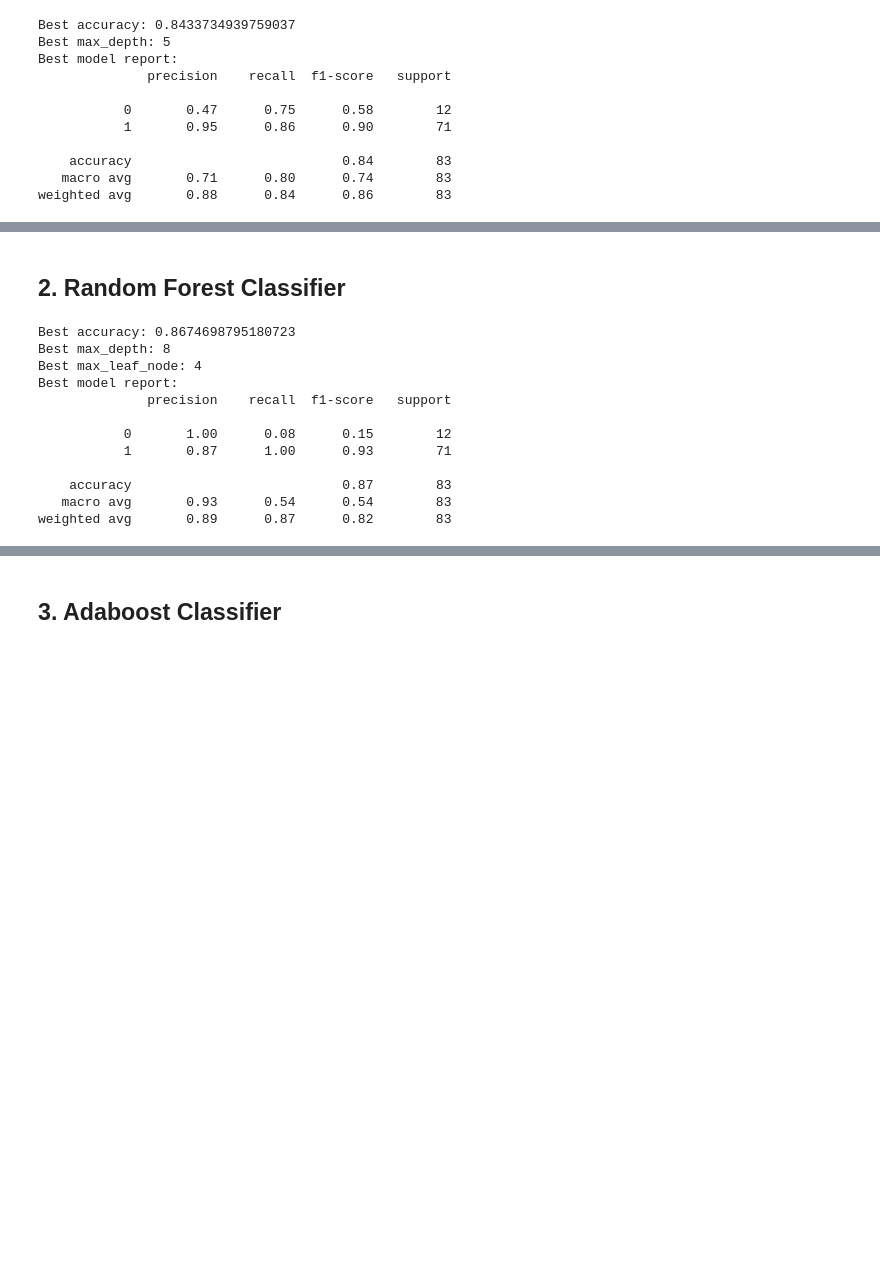
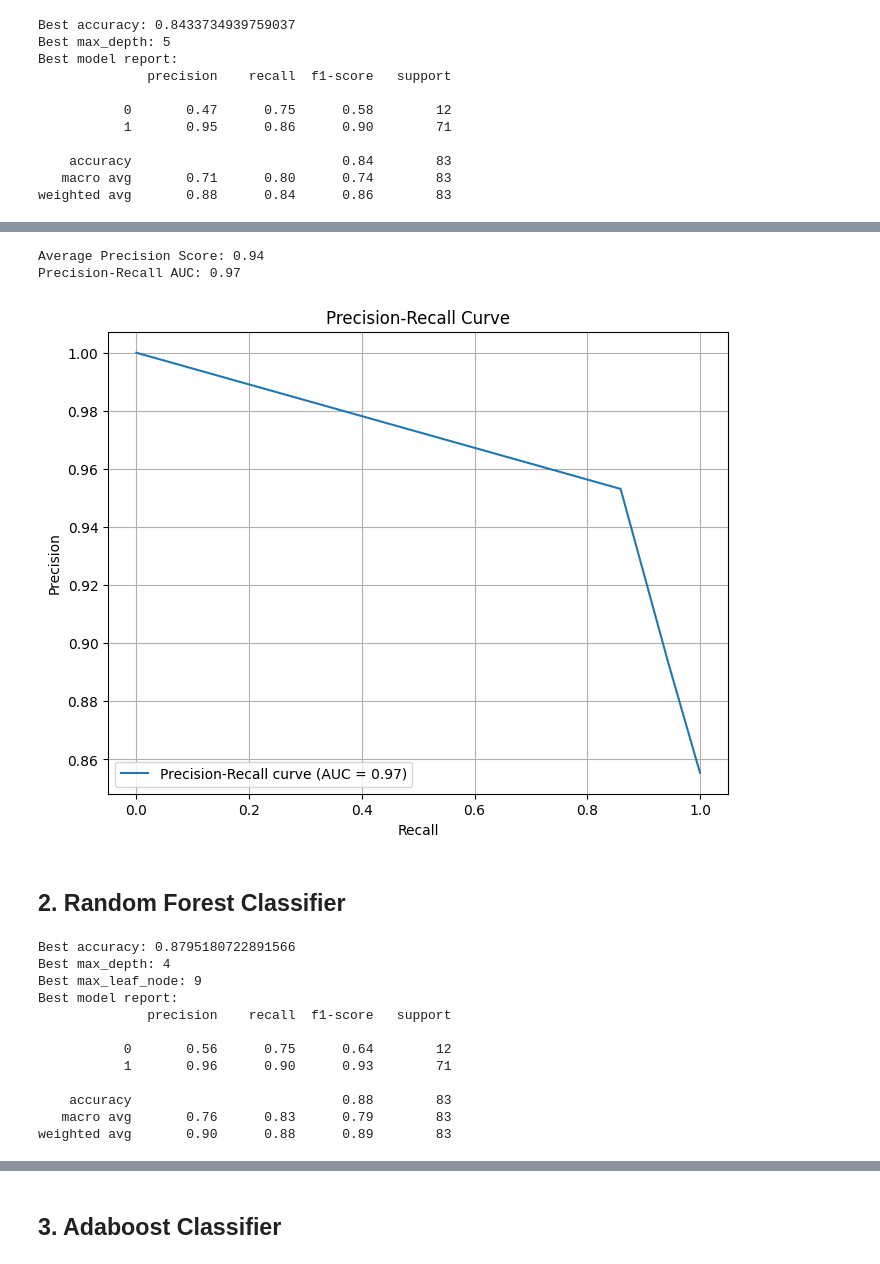
Before and after one commit to uy-seng/cs4372, a Jupyter notebook: assignment-2/main.ipynb, the cells around one changed output, grey strips where cells are left out. Cells and saved outputs as stored; diff of their text form; code cells hidden in the pictures; blank space fills up the shorter version.

```diff
--- a/assignment-2/main.ipynb
+++ b/assignment-2/main.ipynb
@@ -394,3 +422,38 @@ weighted avg       0.83      0.84      0.83        83
+# %%
+# Get precision-recall curve
+from sklearn.metrics import precision_recall_curve, auc, average_precision_score
+import matplotlib.pyplot as plt
+
+
+
+clf = DecisionTreeClassifier(max_depth=best_max_depth, criterion=best_criterion, min_impurity_decrease=0.01, class_weight='balanced')
+clf.fit(X_train, y_train)
+y_pred_prob = clf.predict_proba(X_test)[:, 1]
+
+# Step 1: Calculate precision and recall for different thresholds
+precision, recall, thresholds = precision_recall_curve(y_test, y_pred_prob)
+
+# Step 2: Calculate average precision score (optional, for reference)
+avg_precision = average_precision_score(y_test, y_pred_prob)
+print(f'Average Precision Score: {avg_precision:.2f}')
+
+# Step 3: Calculate the area under the precision-recall curve (optional)
+pr_auc = auc(recall, precision)
+print(f'Precision-Recall AUC: {pr_auc:.2f}')
+
+# Step 4: Plot the precision-recall curve
+plt.figure(figsize=(8, 6))
+plt.plot(recall, precision, label=f'Precision-Recall curve (AUC = {pr_auc:.2f})')
+plt.xlabel('Recall')
+plt.ylabel('Precision')
+plt.title('Precision-Recall Curve')
+plt.legend(loc='lower left')
+plt.grid()
+plt.show()
+# %% [output]
+Average Precision Score: 0.94
+Precision-Recall AUC: 0.97
+[figure, added]
 # %% [markdown]
 ## 2. Random Forest Classifier
 # %%
@@ -415,7 +478,7 @@ best_model_report = None
 
 logging.info("=== Random Forest Classifier (using holdout method) ===")
 for max_depth, max_leaf_node in product(max_depths, max_leaf_nodes):
-    clf = RandomForestClassifier(max_depth=max_depth, max_leaf_nodes=max_leaf_node, min_impurity_decrease=0.01)
+    clf = RandomForestClassifier(max_depth=max_depth, max_leaf_nodes=max_leaf_node, min_impurity_decrease=0.01, class_weight='balanced')
     # Train Decision Tree Classifer
     clf = clf.fit(X_train,y_train)
     #Predict the response for test dataset
@@ -437,18 +500,18 @@ print(f"Best max_leaf_node: {best_max_leaf_node}")
 print("Best model report:")
 print(best_model_report)
 # %% [output]
-Best accuracy: 0.8674698795180723
-Best max_depth: 8
-Best max_leaf_node: 4
+Best accuracy: 0.8795180722891566
+Best max_depth: 4
+Best max_leaf_node: 9
 Best model report:
               precision    recall  f1-score   support
 
-           0       1.00      0.08      0.15        12
-           1       0.87      1.00      0.93        71
+           0       0.56      0.75      0.64        12
+           1       0.96      0.90      0.93        71
 
-    accuracy                           0.87        83
-   macro avg       0.93      0.54      0.54        83
-weighted avg       0.89      0.87      0.82        83
+    accuracy                           0.88        83
+   macro avg       0.76      0.83      0.79        83
+weighted avg       0.90      0.88      0.89        83
 # %%
 # use cross validation
 from sklearn.tree import DecisionTreeClassifier
```
Also changed, not shown: parts of 12 cells of this notebook, 13 other files.
